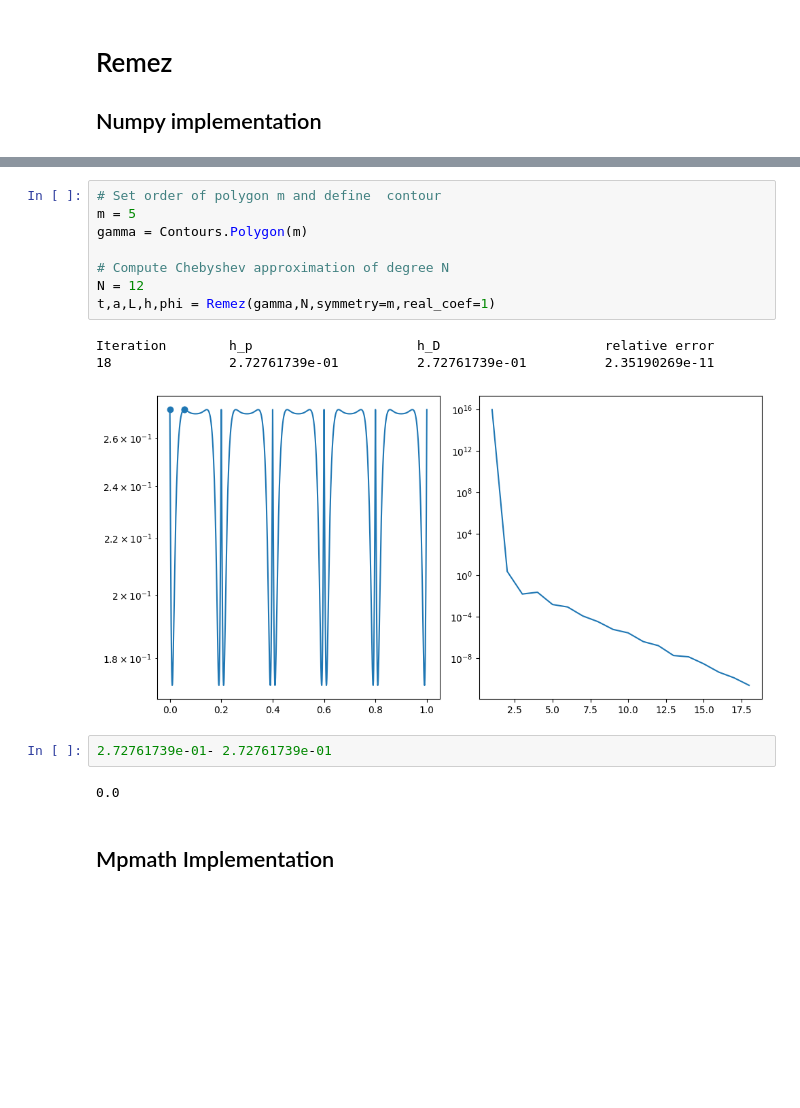
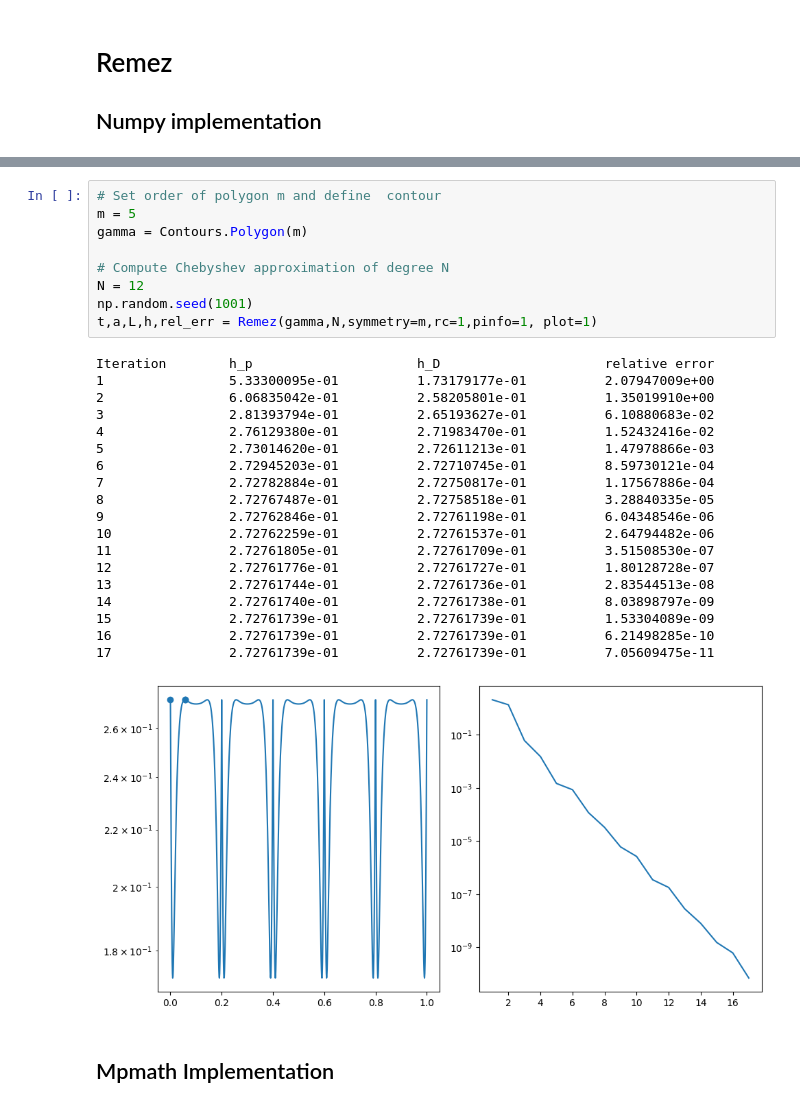
Before and after one commit to olguvirubin/complex_chebyshev, a Jupyter notebook: HowToUse.ipynb, the cells around one changed output, grey strips where cells are left out. Drawn from its saved outputs; the diff is of its cells as text; blank space fills up the shorter version.

```diff
--- a/HowToUse.ipynb
+++ b/HowToUse.ipynb
@@ -142,19 +142,32 @@ Remez(gamma, N, t=None, a=None, symmetry=1, prec=1e-10, Mmax=100, plot=True, pin
 # %%
 # Set order of polygon m and define  contour
 m = 5
 gamma = Contours.Polygon(m)
 
 # Compute Chebyshev approximation of degree N
 N = 12
-t,a,L,h,phi = Remez(gamma,N,symmetry=m,real_coef=1)
+np.random.seed(1001)
+t,a,L,h,rel_err = Remez(gamma,N,symmetry=m,rc=1,pinfo=1, plot=1)
 # %% [output]
 Iteration        h_p                     h_D                     relative error
-18               2.72761739e-01          2.72761739e-01          2.35190269e-11
+1                5.33300095e-01          1.73179177e-01          2.07947009e+00
+2                6.06835042e-01          2.58205801e-01          1.35019910e+00
+3                2.81393794e-01          2.65193627e-01          6.10880683e-02
+4                2.76129380e-01          2.71983470e-01          1.52432416e-02
+5                2.73014620e-01          2.72611213e-01          1.47978866e-03
+6                2.72945203e-01          2.72710745e-01          8.59730121e-04
+7                2.72782884e-01          2.72750817e-01          1.17567886e-04
+8                2.72767487e-01          2.72758518e-01          3.28840335e-05
+9                2.72762846e-01          2.72761198e-01          6.04348546e-06
+10               2.72762259e-01          2.72761537e-01          2.64794482e-06
+11               2.72761805e-01          2.72761709e-01          3.51508530e-07
+12               2.72761776e-01          2.72761727e-01          1.80128728e-07
+13               2.72761744e-01          2.72761736e-01          2.83544513e-08
+14               2.72761740e-01          2.72761738e-01          8.03898797e-09
+15               2.72761739e-01          2.72761739e-01          1.53304089e-09
+16               2.72761739e-01          2.72761739e-01          6.21498285e-10
+17               2.72761739e-01          2.72761739e-01          7.05609475e-11
-[figure, old version]
+[figure, new version]
-# %%
-2.72761739e-01- 2.72761739e-01
-# %% [output]
-0.0
 # %% [markdown]
 ## Mpmath Implementation
 # %%
```
Also changed, not shown: parts of 13 cells of this notebook.
